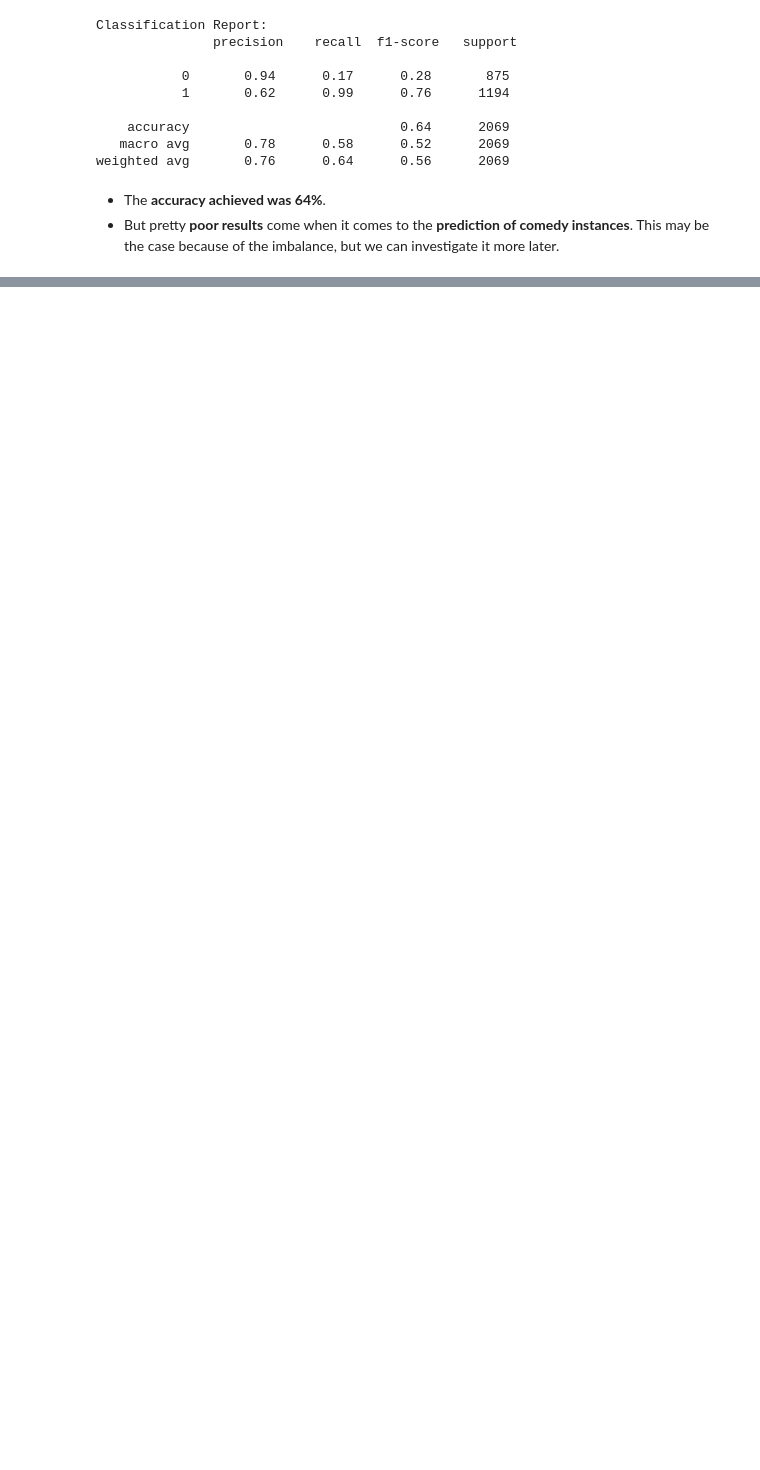
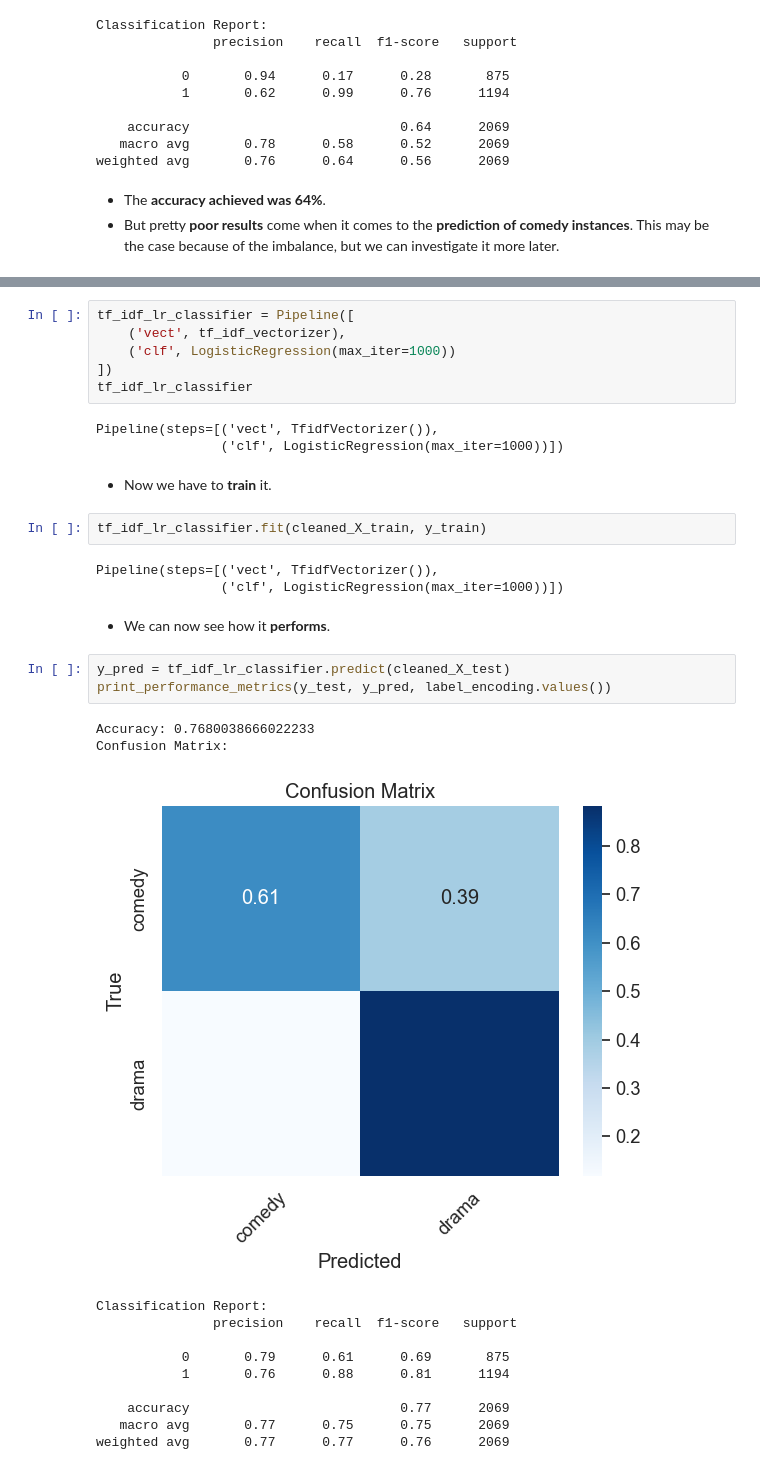
Before and after one commit to giorgossideris/movie_plots_nlp, a Jupyter notebook: genre_classification.ipynb, the cells around one changed output, grey strips where cells are left out. Drawn from its saved outputs; the diff is of its cells as text; blank space fills up the shorter version.

```diff
--- a/genre_classification.ipynb
+++ b/genre_classification.ipynb
@@ -432,0 +480,34 @@ weighted avg       0.76      0.64      0.56      2069
+# %%
+tf_idf_lr_classifier = Pipeline([
+    ('vect', tf_idf_vectorizer),
+    ('clf', LogisticRegression(max_iter=1000))
+])
+tf_idf_lr_classifier
+# %% [output]
+Pipeline(steps=[('vect', TfidfVectorizer()),
+                ('clf', LogisticRegression(max_iter=1000))])
+# %% [markdown]
+* Now we have to **train** it.
+# %%
+tf_idf_lr_classifier.fit(cleaned_X_train, y_train)
+# %% [output]
+Pipeline(steps=[('vect', TfidfVectorizer()),
+                ('clf', LogisticRegression(max_iter=1000))])
+# %% [markdown]
+* We can now see how it **performs**.
+# %%
+y_pred = tf_idf_lr_classifier.predict(cleaned_X_test)
+print_performance_metrics(y_test, y_pred, label_encoding.values())
+# %% [output]
+Accuracy: 0.7680038666022233
+Confusion Matrix:
+[figure, added]
+Classification Report:
+               precision    recall  f1-score   support
+
+           0       0.79      0.61      0.69       875
+           1       0.76      0.88      0.81      1194
+
+    accuracy                           0.77      2069
+   macro avg       0.77      0.75      0.75      2069
+weighted avg       0.77      0.77      0.76      2069
```
Also changed, not shown: parts of 20 cells of this notebook.
